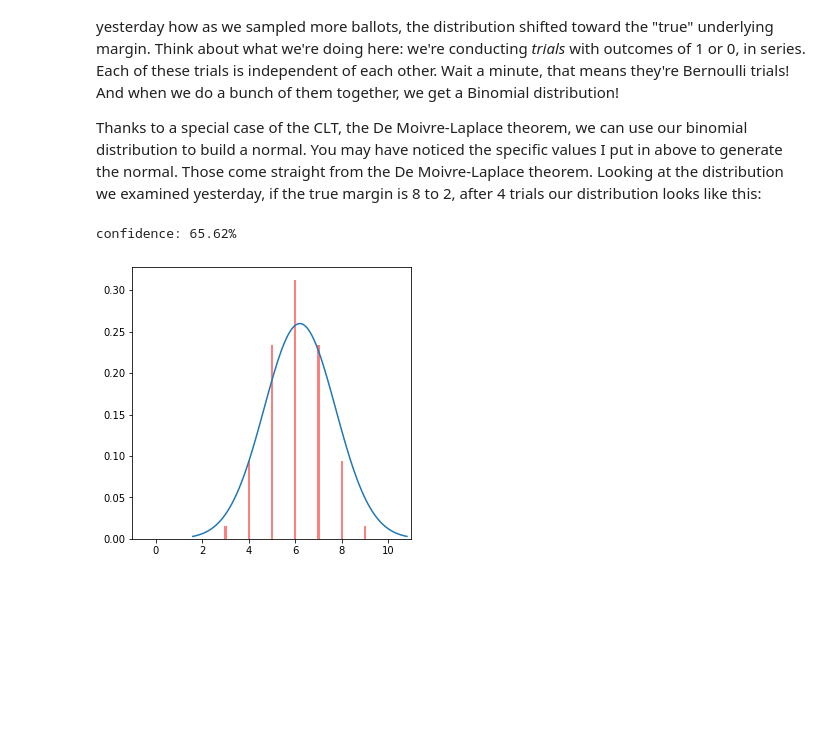
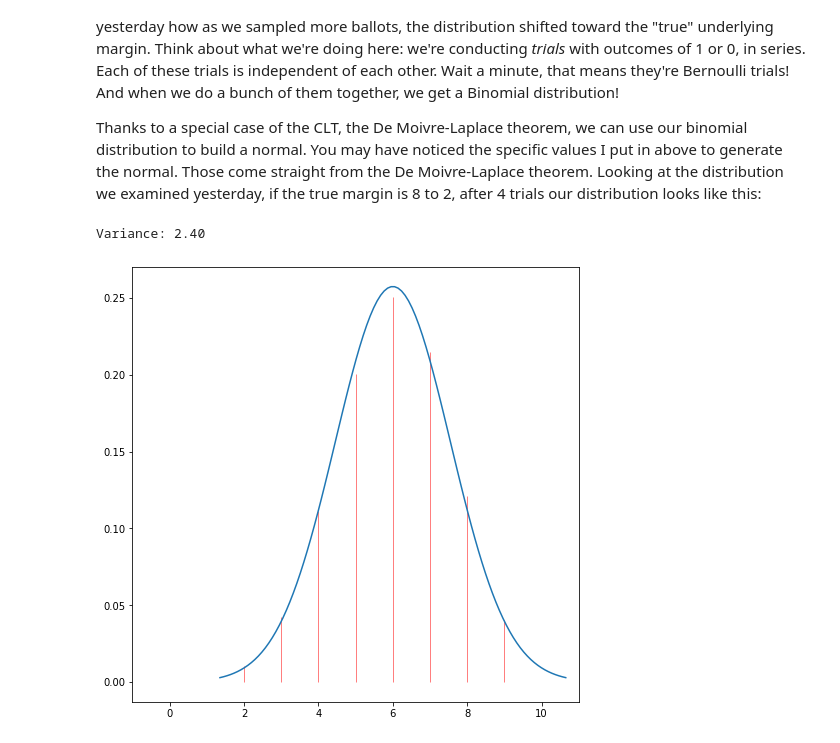
Before and after one commit to umbernhard/rlamath, a Jupyter notebook: Building on permutations---the Central Limit Theorem.ipynb, the cells around one changed output. Drawn from its saved outputs; the diff is of its cells as text; code cells hidden in the pictures; blank space fills up the shorter version.

```diff
--- a/Building on permutations---the Central Limit Theorem.ipynb
+++ b/Building on permutations---the Central Limit Theorem.ipynb
@@ -20,7 +21,7 @@ margins = np.zeros(2**n)
 for i in range(2**n):
     margins[i] = (np.sum([int(j) for j in list('{0:0b}'.format(i))]))
 
-fig, ax = plt.subplots(figsize=(5,5))
+fig, ax = plt.subplots(figsize=(8,8))
 counts, bins, _ = ax.hist(margins, color='lightblue')
 ax.vlines(5.5, color='lightgreen', linestyle='dashed', ymin=0, ymax=max(counts))
 # %% [output]
@@ -58,30 +59,31 @@ Going to our example from yesterday, a contest between Alice and Bob with no inv
 
 Thanks to a special case of the CLT, the De Moivre-Laplace theorem, we can use our binomial distribution to build a normal. You may have noticed the specific values I put in above to generate the normal. Those come straight from the De Moivre-Laplace theorem. Looking at the distribution we examined yesterday, if the true margin is 8 to 2, after 4 trials our distribution looks like this:
 # %%
-m = 4
-p = .8 # the true margin
-audited_margins = np.zeros(2**(n - m))
+n = 10
+votes = [0, 1, 1, 0, 0, 1,1,1,1,0]
+m = 0
+p = .6 # the margin
+
 ax.cla()
+x = np.arange(binom.ppf(0.01, n, p),
+              binom.ppf(0.9999, n, p))
 
-for i in range(2**(n - m)):
-    audited_margins[i] = m*p + (np.sum([int(j) for j in list('{0:0b}'.format(i))])) # Add four votes for the "winner"
+ax.vlines(x, 0, binom.pmf(x, n, p), colors='red', lw=1, alpha=0.5, )
 
-ax.hist(audited_margins, bins=np.arange(0, 11), rwidth=0.1, align='left', color='red', alpha=0.5,  density=True)
+mu = np.sum(votes)
+
+variance = mu*(1 - mu/n)
+print('Variance: {:2.2f}'.format(variance))
 
 
-mu = np.mean(audited_margins)
-variance = n*(mu/n)*(1 - mu/n)
 sigma = math.sqrt(variance)
 x = np.linspace(mu - 3*sigma, mu + 3*sigma, 100)
 ax.plot(x, stats.norm.pdf(x, mu, sigma))
 ax.set_xlim(-1, 11)
-counts, _ = np.histogram(audited_margins, range=(0, 11))
-greater_than_5 = sum(counts[5:])
-print('confidence: {:2.2f}%'.format(100*greater_than_5/2**(n- m)))
 fig
 # %% [output]
-confidence: 65.62%
+Variance: 2.40
-[figure, old version]
+[figure, new version]
 # %% [markdown]
 Hmm, that doesn't quite look right. Why is that? It could be because our n is very small here, certainly compared to infinity! It could also be that because the normal distrubtion is continuous, it has a lot more places to "pack" probabilities, meaning it doesn't need to grow as high to add up to 1.
 
```
Also changed, not shown: parts of 15 cells of this notebook, 1 other file.
